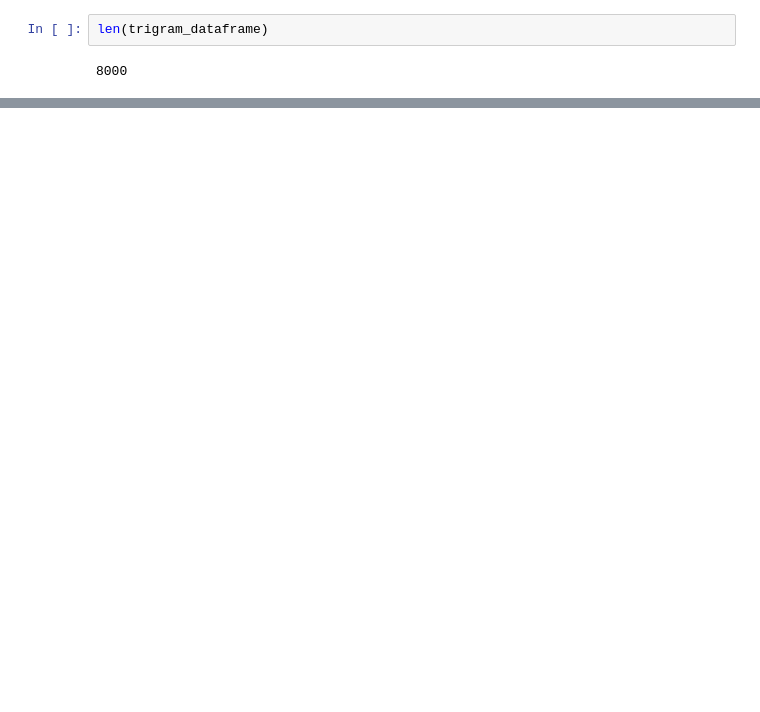
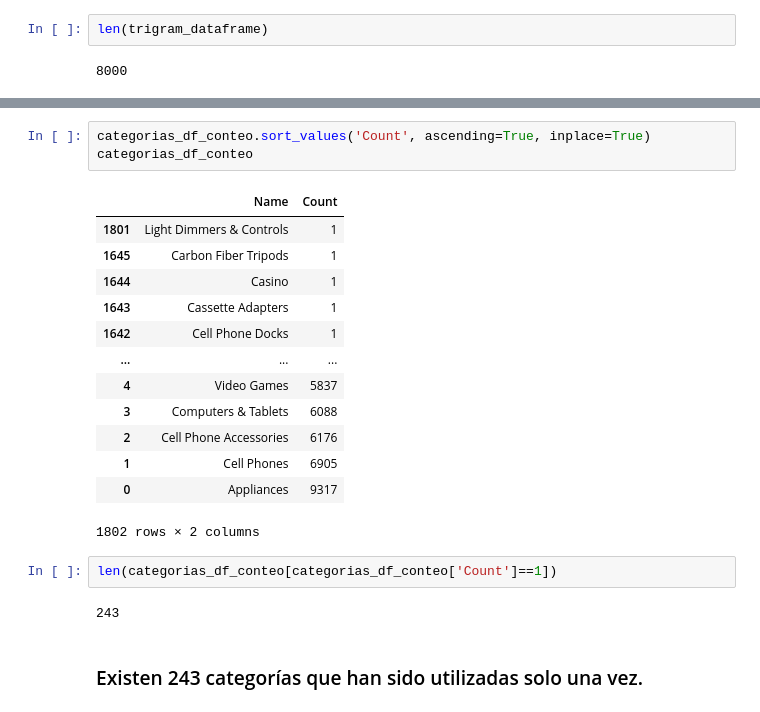
Before and after one commit to christian180492/e_commerce_categorization, a Jupyter notebook: EDA.ipynb, the cells around one changed output, grey strips where cells are left out. Cells and saved outputs as stored; diff of their text form; blank space fills up the shorter version.

```diff
--- a/EDA.ipynb
+++ b/EDA.ipynb
@@ -587,0 +727,23 @@ Analisis de categorías.'''
+# %%
+categorias_df_conteo.sort_values('Count', ascending=True, inplace=True)
+categorias_df_conteo
+# %% [output]
+|  | Name | Count |
+| 1801 | Light Dimmers & Controls | 1 |
+| 1645 | Carbon Fiber Tripods | 1 |
+| 1644 | Casino | 1 |
+| 1643 | Cassette Adapters | 1 |
+| 1642 | Cell Phone Docks | 1 |
+| ... | ... | ... |
+| 4 | Video Games | 5837 |
+| 3 | Computers & Tablets | 6088 |
+| 2 | Cell Phone Accessories | 6176 |
+| 1 | Cell Phones | 6905 |
+| 0 | Appliances | 9317 |
+1802 rows × 2 columns
+# %%
+len(categorias_df_conteo[categorias_df_conteo['Count']==1])
+# %% [output]
+243
+# %% [markdown]
+### Existen 243 categorías que han sido utilizadas solo una vez.
```
Also changed, not shown: parts of 47 cells of this notebook, 1 other file.
